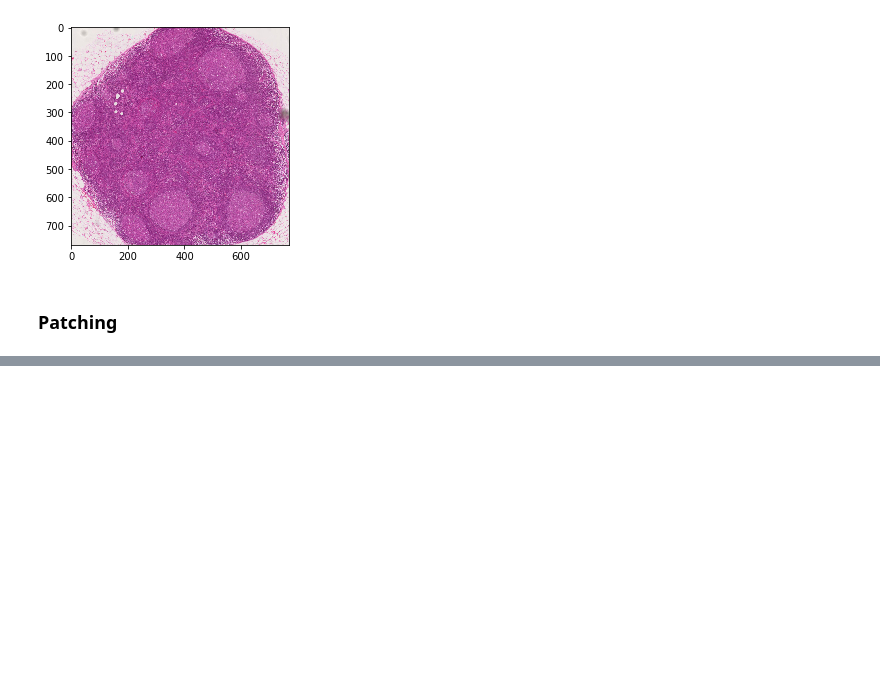
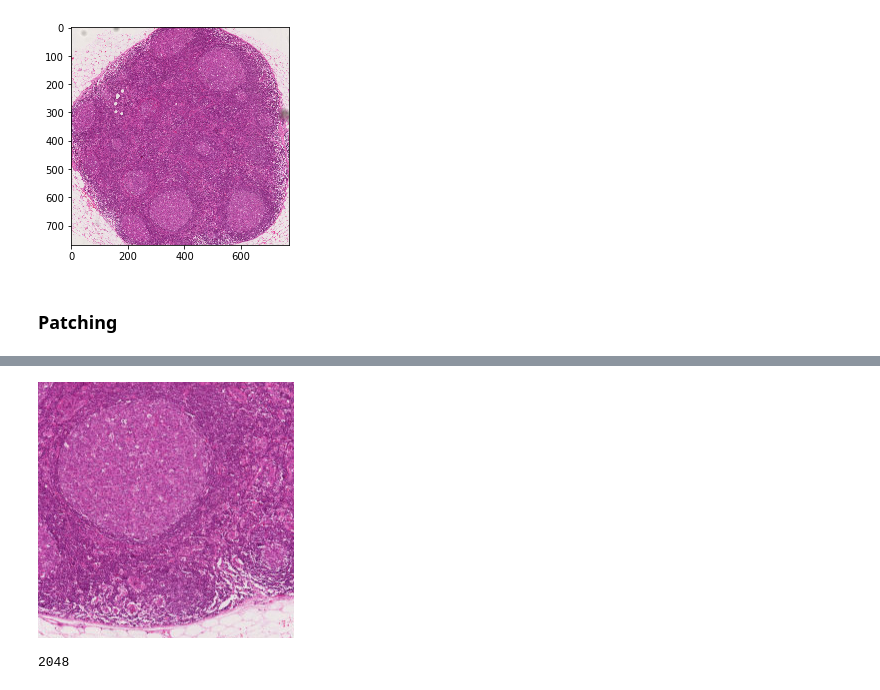
Before and after one commit to gregoryverghese/PySlide, a Jupyter notebook: example.ipynb, the cells around one changed output, grey strips where cells are left out. Saved outputs shown, nothing was run; the diff lists cells and outputs as text; code cells hidden in the pictures; blank space fills up the shorter version.

```diff
--- a/example.ipynb
+++ b/example.ipynb
@@ -128,0 +83,8 @@ patches.plotlabeldist()
+# %%
+x = openslide.OpenSlide('images/14.90610 C L2.11.ndpi')
+# %%
+patch=x.read_region((12016,25273),4,(256,256))
+# %%
+patch
+# %% [output]
+[figure, added]
@@ -128,0 +93,5 @@ patches.plotlabeldist()
+# %%
+size=int(256*16*.5)
+x = int(w-(size*.5))
+# %% [output]
+2048
```
Also changed, not shown: parts of 19 cells of this notebook, 4 other files.
